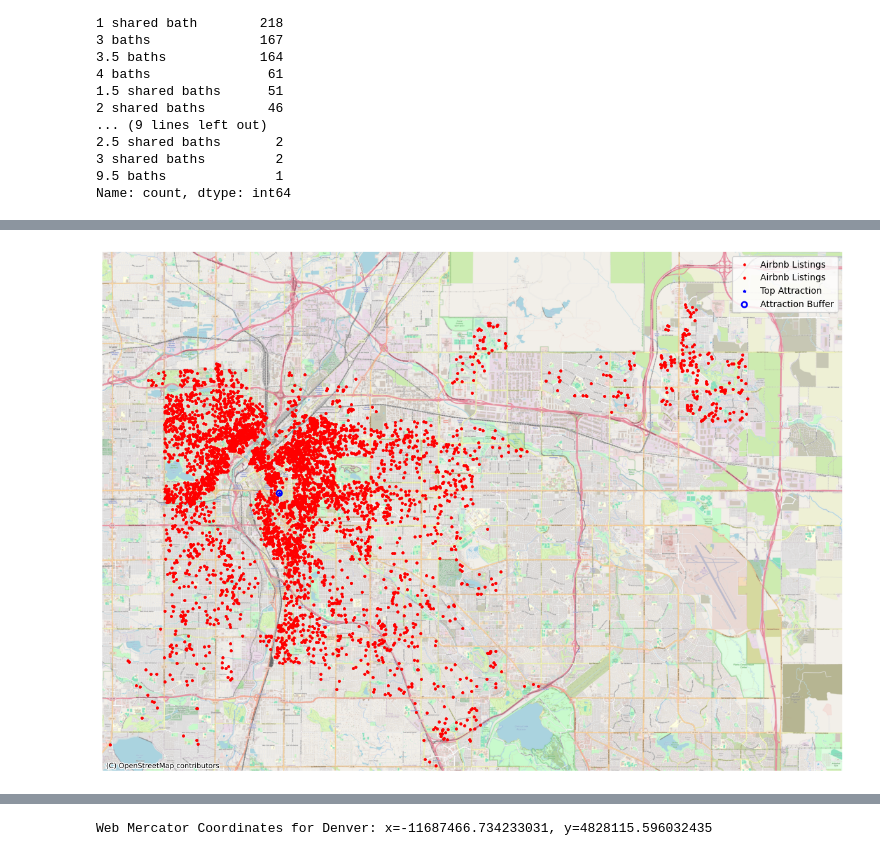
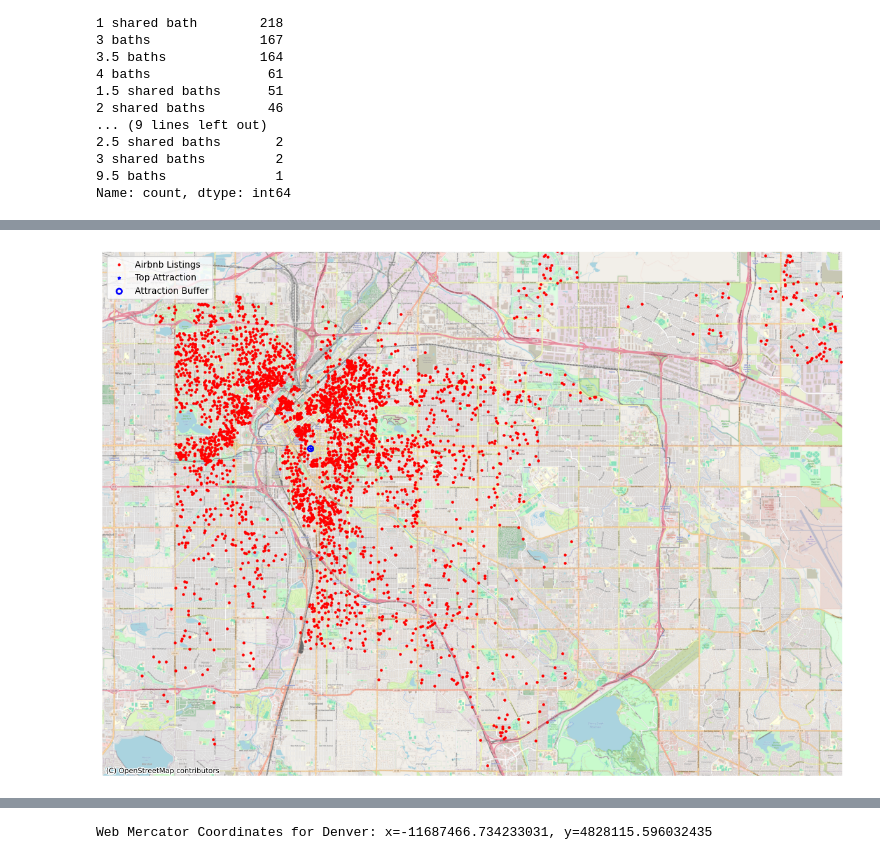
Before and after one commit to mmccanse/L3, a Jupyter notebook: data_prep_mm.ipynb, the cells around one changed output, grey strips where cells are left out. Drawn from its saved outputs; the diff is of its cells as text; code cells hidden in the pictures.

Commit message:
removing columns and nulls

```diff
--- a/data_prep_mm.ipynb
+++ b/data_prep_mm.ipynb
@@ -138,4 +138,5 @@ denver = denver.drop(columns='bathrooms_text')
 # %%
 # Remove records with number_of_reviews = 0
 
-#
+denver_nulls_removed = denver.loc[(denver["number_of_reviews"] > 0)]
+denver_nulls_removed = denver_nulls_removed.loc[(denver_nulls_removed["bedrooms"].notnull())]
@@ -145,8 +189,8 @@ denver = denver.drop(columns='bathrooms_text')
 # %%
 # Create geometry column for listing location
 
-denver['listing_geometry'] = denver.apply(lambda row: Point(row['longitude'], row['latitude']), axis=1)
+denver_nulls_removed['listing_geometry'] = denver_nulls_removed.apply(lambda row: Point(row['longitude'], row['latitude']), axis=1)
 
-geodf = gpd.GeoDataFrame(denver, geometry="listing_geometry")
+geodf = gpd.GeoDataFrame(denver_nulls_removed, geometry="listing_geometry")
 geodf.head()
 # %% [output]
@@ -163,8 +207,7 @@ lat1 = 39.75305556
 long1 = -105.000000
 
 # Create columns with fixed values for above variables
-denver['attraction1'] = attract1
+geodf['attraction1'] = attract1
 
-
-denver.head()
+geodf.head()
 # %% [output]
@@ -198,8 +221,8 @@ memory usage: 1.8+ MB
 # Create geometry column for attraction 1
 
 point_geometry = Point(long1, lat1)
-points_geo_series = gpd.GeoSeries([point_geometry] * len(denver), crs = "EPSG:4326")
-geodf = gpd.GeoDataFrame(denver, geometry=points_geo_series)
+points_geo_series = gpd.GeoSeries([point_geometry] * len(geodf), crs = "EPSG:4326")
+geodf = gpd.GeoDataFrame(geodf, geometry=points_geo_series)
 geodf = geodf.rename(columns={'geometry': 'attract1_geometry'})
 
 geodf.head()
@@ -269,34 +277,31 @@ airbnb_gdf.plot(ax=ax, color='red', markersize=5, label='Airbnb Listings')
 # Optionally, set the bounds manually if you want to zoom in to a specific area
 # ax.set_xlim([min_x, max_x])
 # ax.set_ylim([min_y, max_y])
 
 # Calculate buffer around the top attraction (e.g., 1000 meters radius)
 buffer_radius = 8046.72  # meters = 5 miles
 top_attraction_gdf['buffer'] = top_attraction_gdf.buffer(buffer_radius)
 
 # Add basemap
 ctx.add_basemap(ax, source=ctx.providers.OpenStreetMap.Mapnik, zoom=14)
 
-# Plot Airbnb listings
-airbnb_gdf.plot(ax=ax, color='red', markersize=5, label='Airbnb Listings')
-
 # Plot top attraction
 top_attraction_gdf.plot(ax=ax, color='blue', marker='*', markersize=10, label='Top Attraction')
 
 # Plot buffer as circle around top attraction
 top_attraction_gdf.plot(ax=ax, color='none', edgecolor='blue', linewidth=2, label='Attraction Buffer', column='buffer')
 
 # Adjust axes to fit the plot
 ax.set_xlim([airbnb_gdf.total_bounds[0] + 1000, airbnb_gdf.total_bounds[2] - 1000])
 ax.set_ylim([airbnb_gdf.total_bounds[1] + 1000, airbnb_gdf.total_bounds[3] - 1000])
 
 # Adding legend
 ax.legend()
 
 # Remove axis clutter
 ax.axis('off')
 
 # plt.legend()
 plt.show()
 # %% [output]
-[figure, old version]
+[figure, new version]
```
Also changed, not shown: parts of 26 cells of this notebook.
